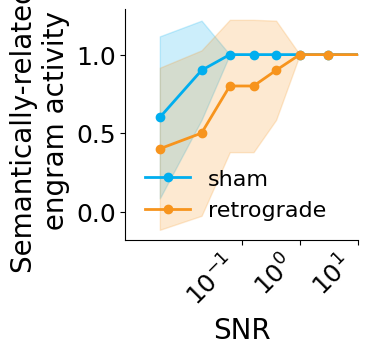
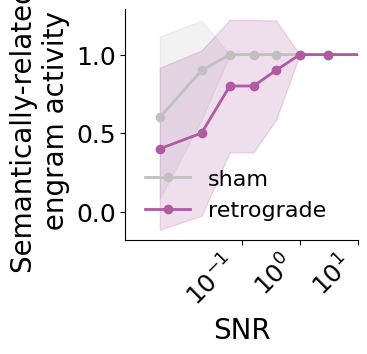
The notebook cell's code change between the first figure and the second:
--- before
+++ after
@@ -26,9 +26,9 @@
 retrograde_std = noise_summary["retrograde_target_ctx_mean_std"].fillna(0).values
 
-ax.plot(x, sham_mean, marker='o', color=blue, linewidth=2, label='sham')
-ax.fill_between(x, sham_mean - sham_std, sham_mean + sham_std, color=blue, alpha=0.2)
+ax.plot(x, sham_mean, marker='o', color=gray, linewidth=2, label='sham')
+ax.fill_between(x, sham_mean - sham_std, sham_mean + sham_std, color=gray, alpha=0.2)
 
-ax.plot(x, retrograde_mean, marker='o', color=orange, linewidth=2, label='retrograde')
-ax.fill_between(x, retrograde_mean - retrograde_std, retrograde_mean + retrograde_std, color=orange, alpha=0.2)
+ax.plot(x, retrograde_mean, marker='o', color=purple, linewidth=2, label='retrograde')
+ax.fill_between(x, retrograde_mean - retrograde_std, retrograde_mean + retrograde_std, color=purple, alpha=0.2)
 
 ax.set_xlabel('SNR', fontsize=20)
@@ -52,5 +52,5 @@
 plt.xlim([1e-3, 1e1])
 
-plt.savefig('Figures_SVG/7g.svg', dpi=300, transparent=True)
+plt.savefig('Figures_SVG/7f3.svg', dpi=300, transparent=True)
 
 

Commit: figures color standardized